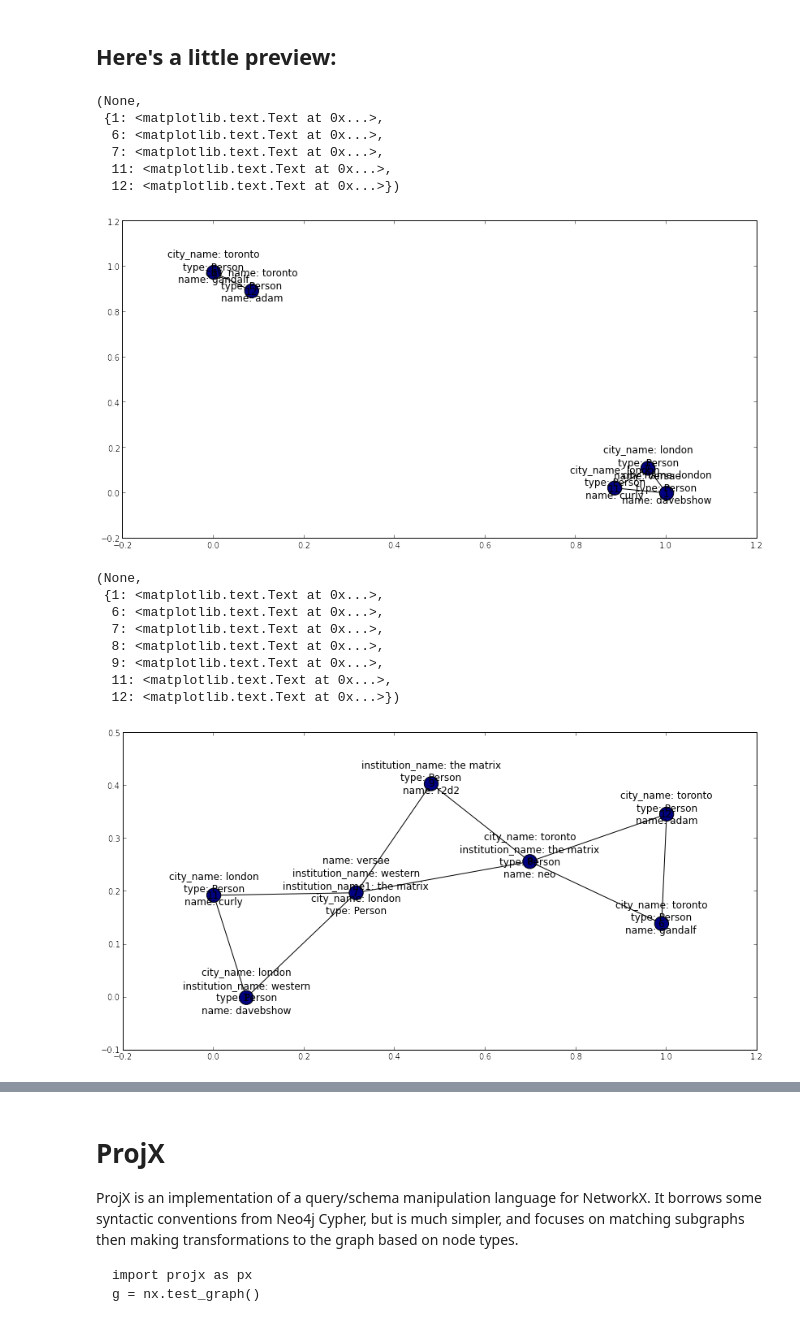
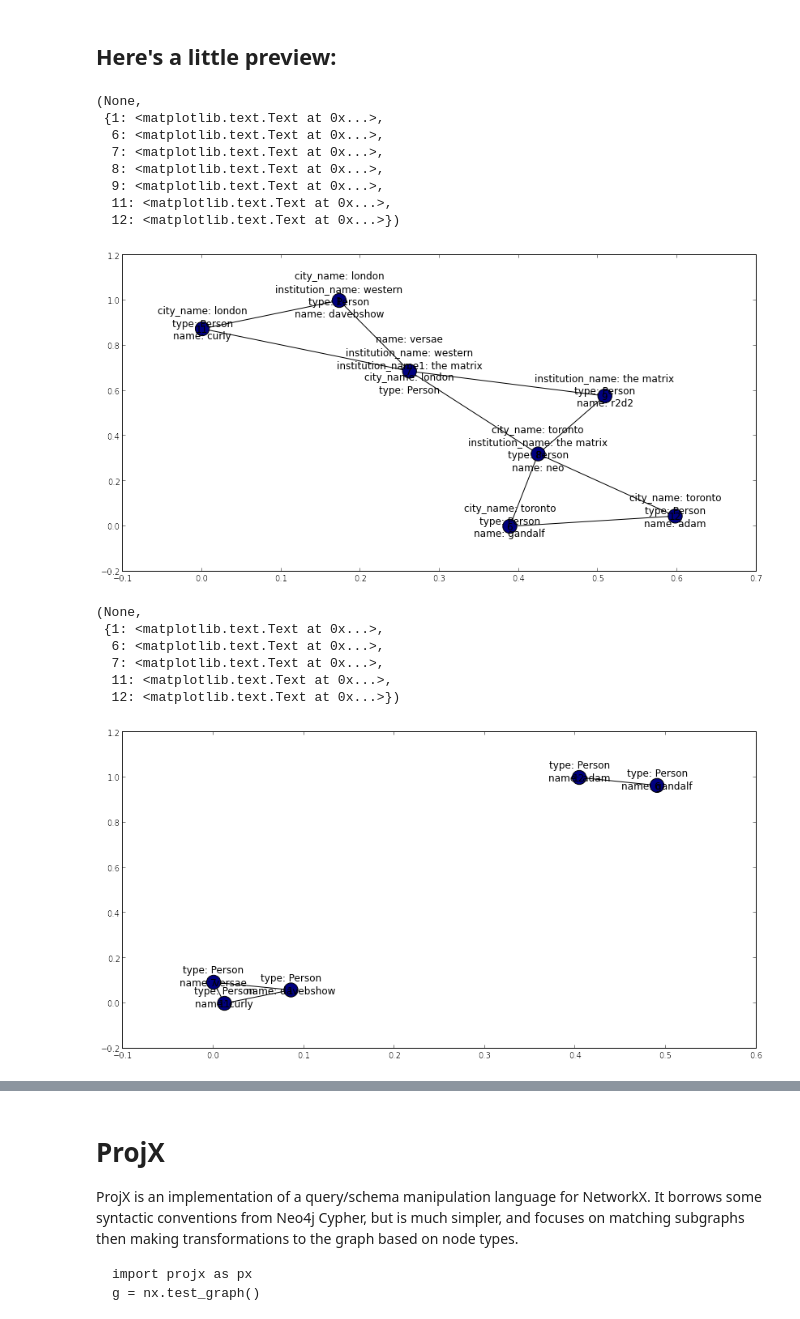
Before and after one commit to davebshow/projx, a Jupyter notebook: projx_demo.ipynb, the cells around one changed output, grey strips where cells are left out. Cells and saved outputs as stored; diff of their text form; code cells hidden in the pictures.

```diff
--- a/projx_demo.ipynb
+++ b/projx_demo.ipynb
@@ -64,25 +64,26 @@ px.draw_simple(g)
 # %%
 # Wrap the graph with ProjX
 p = px.Projection(g)
-# Watch this!
 proj = p.execute('''
-    MATCH          (p1:Person)-[l1:lives_in]-(c:City)-[l2:lives_in]-(p2:Person)
-    TRANSFER ATTRS (c)-(p1)
+    MATCH          (p1:Person)-(n)-(p2:Person)
+    TRANSFER ATTRS (n)-(p1)
     PROJECT        (p1)-(c)-(p2)
 ''')
 px.draw_simple(proj)
 # %% [output]
 (None,
  {1: <matplotlib.text.Text at 0x...>,
   6: <matplotlib.text.Text at 0x...>,
   7: <matplotlib.text.Text at 0x...>,
+  8: <matplotlib.text.Text at 0x...>,
+  9: <matplotlib.text.Text at 0x...>,
   11: <matplotlib.text.Text at 0x...>,
   12: <matplotlib.text.Text at 0x...>})
-[figure, old version]
+[figure, new version]
 # %%
+# Watch this!
 proj = p.execute('''
-    MATCH          (p1:Person)-(n)-(p2:Person)
-    TRANSFER ATTRS (n)-(p1)
+    MATCH          (p1:Person)-[l1:lives_in]-(c:City)-[l2:lives_in]-(p2:Person)
     PROJECT        (p1)-(c)-(p2)
 ''')
 px.draw_simple(proj)
@@ -91,11 +92,9 @@ px.draw_simple(proj)
  {1: <matplotlib.text.Text at 0x...>,
   6: <matplotlib.text.Text at 0x...>,
   7: <matplotlib.text.Text at 0x...>,
-  8: <matplotlib.text.Text at 0x...>,
-  9: <matplotlib.text.Text at 0x...>,
   11: <matplotlib.text.Text at 0x...>,
   12: <matplotlib.text.Text at 0x...>})
-[figure, old version]
+[figure, new version]
 # %%
 subgraph = p.execute("MATCH (n)-(m)") # Just like Cypher
 px.draw_simple(subgraph)
```
Also changed, not shown: parts of 16 cells of this notebook.
